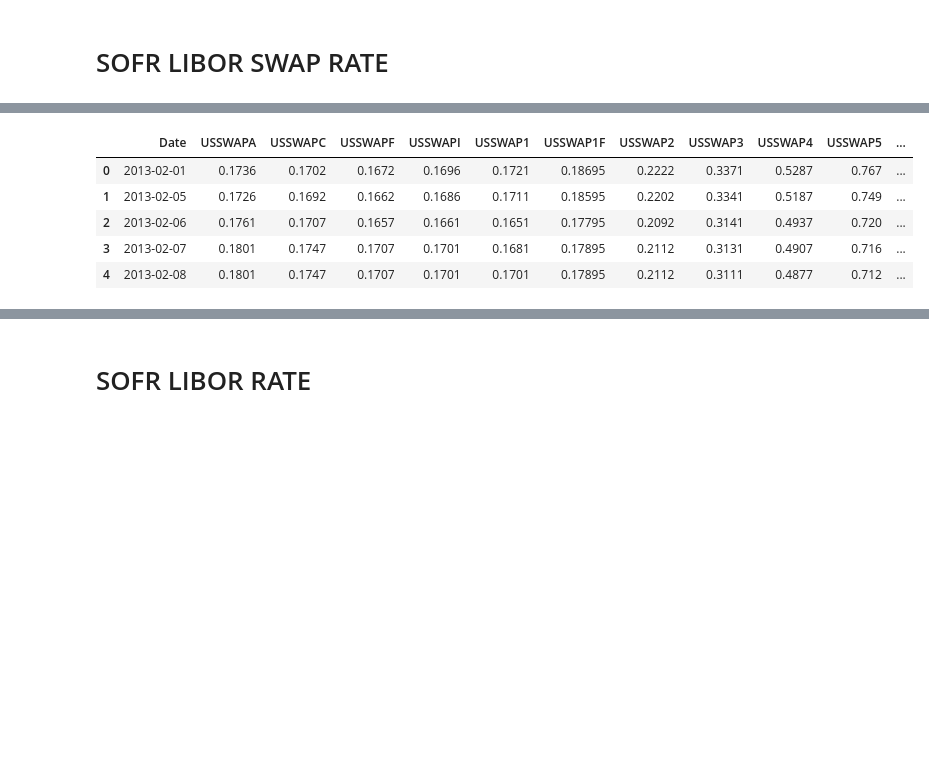
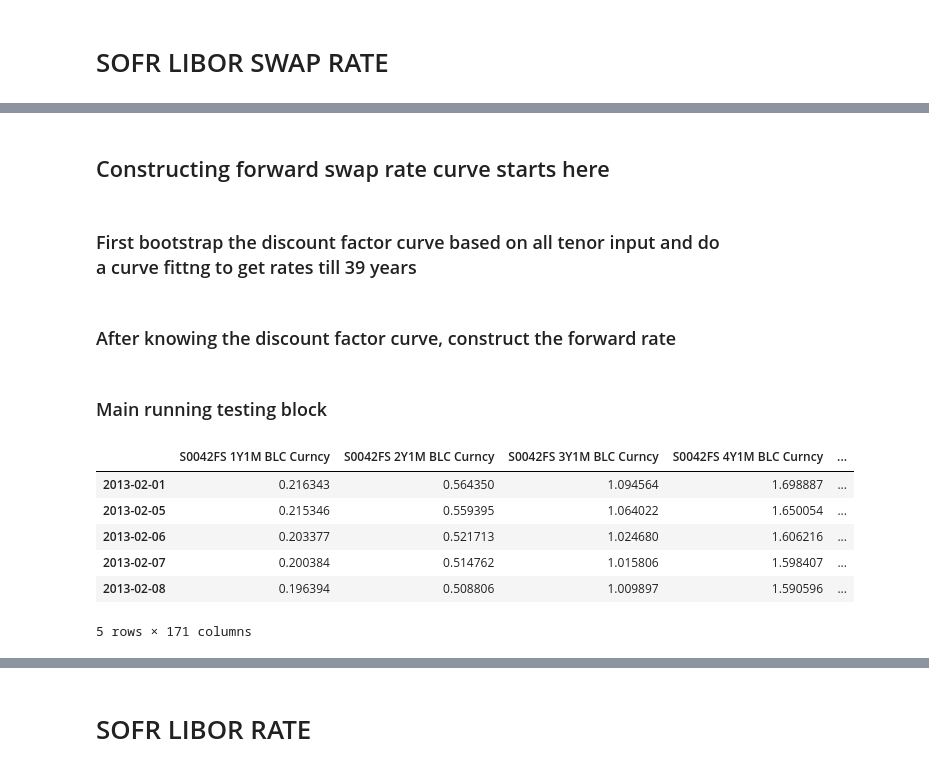
Before and after one commit to ekopen/VolGAN, a Jupyter notebook: sofr_libor_conversion.ipynb, the cells around one changed output, grey strips where cells are left out. Cells and saved outputs as stored; diff of their text form; code cells hidden in the pictures; blank space fills up the shorter version.

Commit message:
created forward swap rate but pending implied volatility data

```diff
--- a/sofr_libor_conversion.ipynb
+++ b/sofr_libor_conversion.ipynb
@@ -52,0 +86,2 @@ sofrCombinedDf.tail()
+# %% [markdown]
+## Constructing forward swap rate curve starts here
@@ -52,0 +117,16 @@ sofrCombinedDf.tail()
+# %% [markdown]
+### First bootstrap the discount factor curve based on all tenor input and do a curve fittng to get rates till 39 years
+# %%
+def get_discount_factor_curve(tenors, swapSpotRates):
+    discount_factor=1/((1+swapSpotRates/100)**tenors)
+
+    # discount_factor=np.exp(-swapSpotRates * tenors)
+    return discount_factor
+# %%
+def curve_fitting(tenors, rates):
+  interp_func = interp1d(tenors, rates, kind='linear', fill_value='extrapolate')
+  return interp_func
+
+# Checked that the discount factor computed out from this is relatively close to what bloomberg have
+# %% [markdown]
+### After knowing the discount factor curve, construct the forward rate
@@ -53,9 +177,38 @@ sofrCombinedDf.tail()
+# %% [markdown]
+### Main running testing block
+# %%
+# Create an empty DataFrame to store the results
+forward_swap_rate = pd.DataFrame(columns=columns)
+
+# Loop over each row/date in your original DataFrame of swap rates
+# for idx, row in tenorsDf[(tenorsDf.index <='2025-01-10') & (tenorsDf.index>='2025-01-10')].iterrows():
+for idx, row in tenorsDf.iterrows():
+    tenors = np.array(list(row.index))
+    swapSpotRates = np.array(list(row.values))
+    discount_factor = get_discount_factor_curve(tenors, swapSpotRates)
+    interp_func = curve_fitting(tenors, discount_factor)
+
+    # Plot the discount curve
+    # plotDiscnt(tenors, discount_factor, interp_func)
+
+    # For each expiry in [1..9], compute the 1-year forward swap rate
+    row_dict = {}
+    for tenor in tenors:
+      for e in expiries:
+        fwd_rate = get_forward_swap_rate(e, tenor, interp_func)  # e.g. 0.041617
+        col_name = f"S0042FS {e}Y{tenor_mapping[tenor]} BLC Curncy"
+        # print(idx, e, fwd_rate)
+        row_dict[col_name] = fwd_rate*100
+
+    # 4) Insert the computed forward rates into results_df
+    forward_swap_rate.loc[idx] = row_dict
 # %%
-sofrCombinedDf.head()
+forward_swap_rate.head()
 # %% [output]
-|  | Date | USSWAPA | USSWAPC | USSWAPF | USSWAPI | USSWAP1 | USSWAP1F | USSWAP2 | USSWAP3 | USSWAP4 | USSWAP5 | ... |
-| 0 | 2013-02-01 | 0.1736 | 0.1702 | 0.1672 | 0.1696 | 0.1721 | 0.18695 | 0.2222 | 0.3371 | 0.5287 | 0.767 | ... |
-| 1 | 2013-02-05 | 0.1726 | 0.1692 | 0.1662 | 0.1686 | 0.1711 | 0.18595 | 0.2202 | 0.3341 | 0.5187 | 0.749 | ... |
-| 2 | 2013-02-06 | 0.1761 | 0.1707 | 0.1657 | 0.1661 | 0.1651 | 0.17795 | 0.2092 | 0.3141 | 0.4937 | 0.720 | ... |
-| 3 | 2013-02-07 | 0.1801 | 0.1747 | 0.1707 | 0.1701 | 0.1681 | 0.17895 | 0.2112 | 0.3131 | 0.4907 | 0.716 | ... |
-| 4 | 2013-02-08 | 0.1801 | 0.1747 | 0.1707 | 0.1701 | 0.1701 | 0.17895 | 0.2112 | 0.3111 | 0.4877 | 0.712 | ... |
+|  | S0042FS 1Y1M BLC Curncy | S0042FS 2Y1M BLC Curncy | S0042FS 3Y1M BLC Curncy | S0042FS 4Y1M BLC Curncy | ... |
+| 2013-02-01 | 0.216343 | 0.564350 | 1.094564 | 1.698887 | ... |
+| 2013-02-05 | 0.215346 | 0.559395 | 1.064022 | 1.650054 | ... |
+| 2013-02-06 | 0.203377 | 0.521713 | 1.024680 | 1.606216 | ... |
+| 2013-02-07 | 0.200384 | 0.514762 | 1.015806 | 1.598407 | ... |
+| 2013-02-08 | 0.196394 | 0.508806 | 1.009897 | 1.590596 | ... |
+5 rows × 171 columns
```
Also changed, not shown: parts of 26 cells of this notebook.
